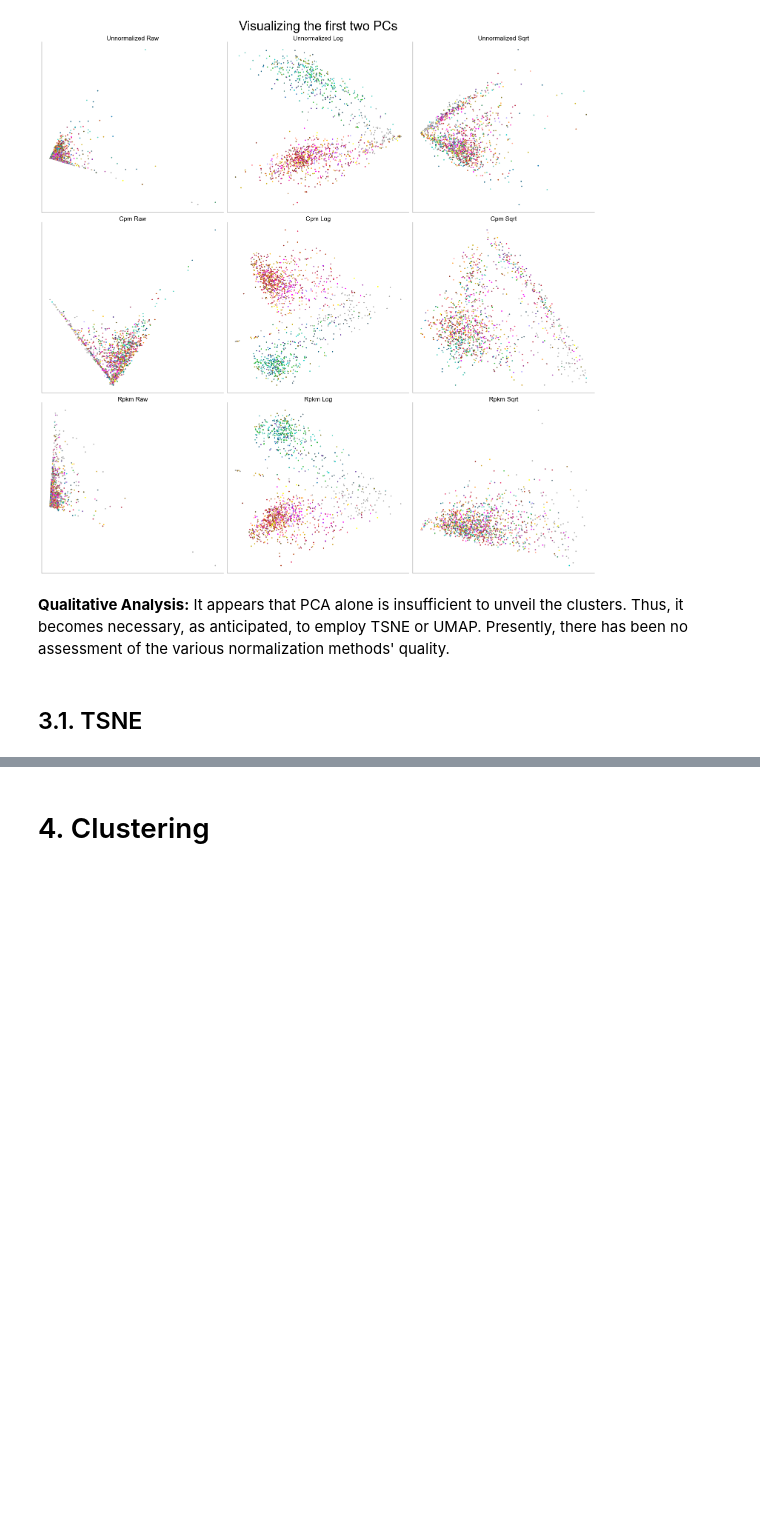
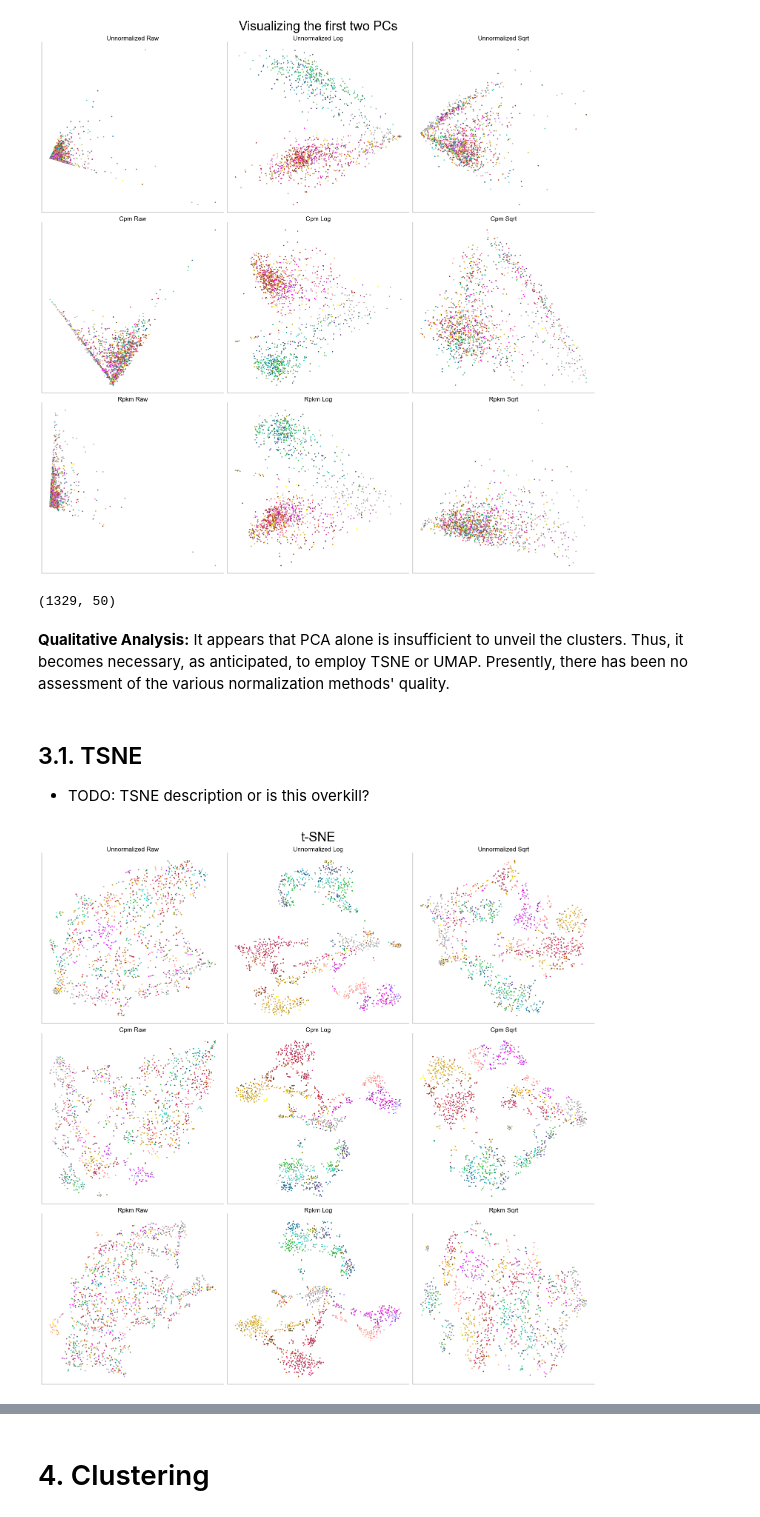
Before and after one commit to H-Kugler/neural-data-science, a Jupyter notebook: final_project/practical03_harri.ipynb, the cells around one changed output, grey strips where cells are left out. Drawn from its saved outputs; the diff is of its cells as text; code cells hidden in the pictures; blank space fills up the shorter version.

```diff
--- a/final_project/practical03_harri.ipynb
+++ b/final_project/practical03_harri.ipynb
@@ -491,7 +513,7 @@ count_dict = {
     "unnormalized": {
         "raw": exonCounts_filtered,
         "log": np.log2(exonCounts_filtered + 1),
-        "sqrt": np.sqrt(exonCounts_filtered + 1),
+        "sqrt": np.sqrt(exonCounts_filtered),
     },
     "cpm": {
         "raw": cpm_counts,
@@ -517,7 +539,25 @@ for norm_key, sub_dict in count_dict.items():
 plot_2d_vis(pca_results, "Visualizing the first two PCs", cluster_colors)
 # %% [output]
 [figure]
+# %%
+pca_results["cpm"]["raw"].shape
+# %% [output]
+(1329, 50)
 # %% [markdown]
 **Qualitative Analysis:** It appears that PCA alone is insufficient to unveil the clusters. Thus, it becomes necessary, as anticipated, to employ TSNE or UMAP. Presently, there has been no assessment of the various normalization methods' quality.
 # %% [markdown]
 ## 3.1. TSNE
+
+- TODO: TSNE description or is this overkill?
+# %%
+# perform t-SNE of PCA results with default parameters
+tsne = TSNE()
+tsne_results = dict()
+for norm_key, sub_dict in pca_results.items():
+    tsne_results[norm_key] = dict()
+    for trans_key, result in sub_dict.items():
+        tsne_results[norm_key][trans_key] = tsne.fit(result)
+# %%
+plot_2d_vis(tsne_results, "t-SNE", cluster_colors)
+# %% [output]
+[figure, added]
```
Also changed, not shown: parts of 18 cells of this notebook, 1 other file.
